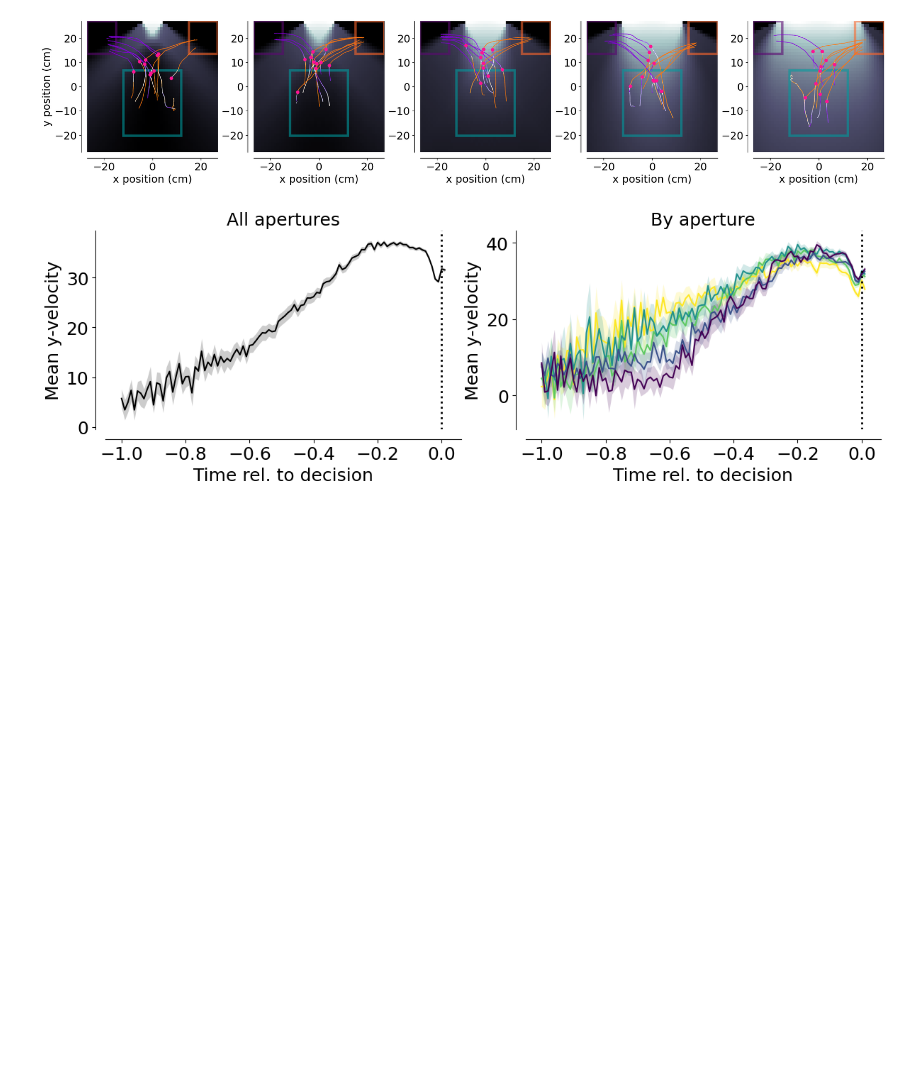
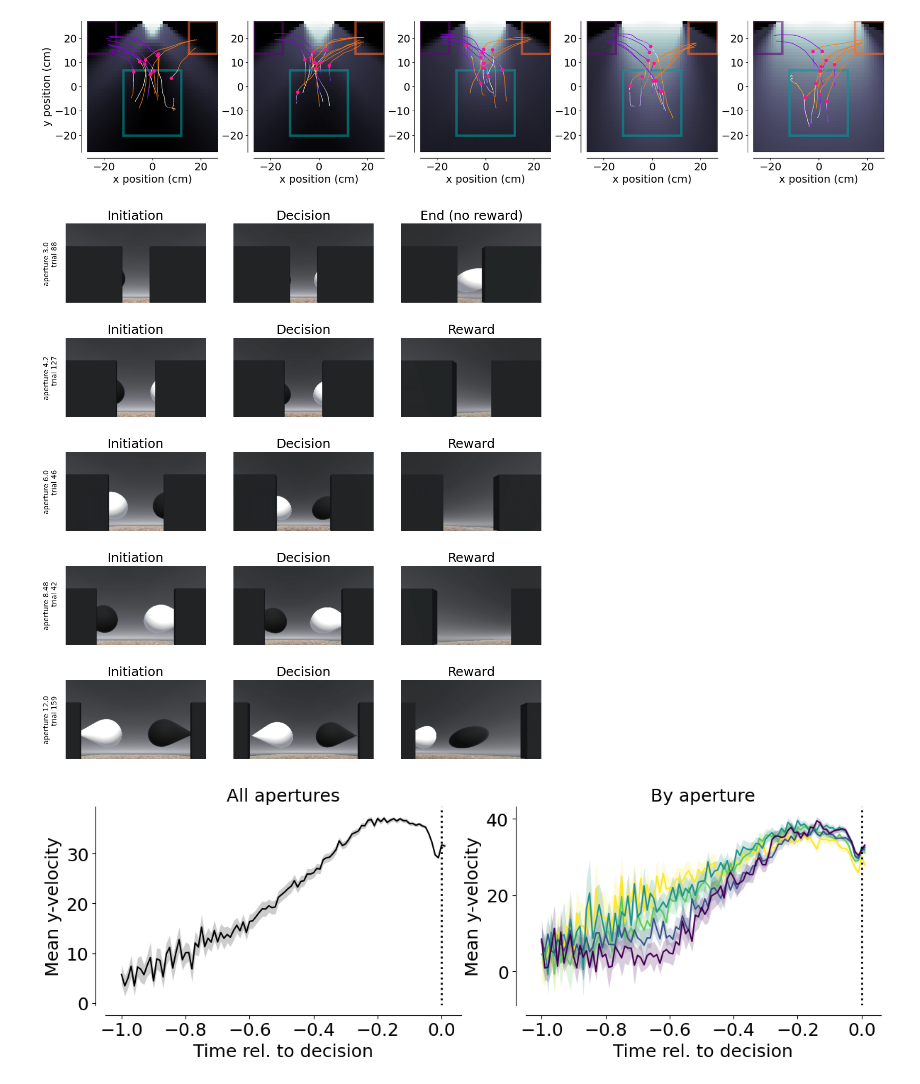
Before and after one commit to MMathisLab/FreelyMovingVR4Mice, a Jupyter notebook: dj_pipeline/notebooks/NP_figures/multi_regression.ipynb, the cells around one changed output. Cells and saved outputs as stored; diff of their text form; code cells hidden in the pictures; blank space fills up the shorter version.

```diff
--- a/dj_pipeline/notebooks/NP_figures/multi_regression.ipynb
+++ b/dj_pipeline/notebooks/NP_figures/multi_regression.ipynb
@@ -682,6 +682,40 @@ game_aperture=6 | visible_percent=35% | infomap_aperture=17.3
 game_aperture=8.48 | visible_percent=72% | infomap_aperture=24.5
 game_aperture=12 | visible_percent=99% | infomap_aperture=34.6
 [figure]
+# %%
+from vr4mice.schema.inputs_videos import StepVideoFrame
+
+
+def decision_xy(decision_points, dataset, trial):
+    """(x, y) of a trial's decision point, None if it has none."""
+    dp = decision_points[(decision_points.dataset == dataset) & (decision_points.trial == trial)]
+    return (float(dp.x.iloc[0]), float(dp.y.iloc[0])) if len(dp) else None
+
+
+# Input video frames displayed at initiation, decision and reward: one plotted trial per aperture
+apertures = sorted(df_model.aperture.unique())
+session_trials = df_model[df_model.dataset == session_to_plot][["trial", "aperture"]].drop_duplicates()
+
+fig, axes = plt.subplots(len(apertures), 3, figsize=(12, 2.8 * len(apertures)))
+for row_axes, aperture in zip(np.atleast_2d(axes), apertures):
+    for ax in row_axes:
+        ax.axis("off")
+    aperture_trials = set(session_trials[session_trials.aperture == aperture].trial)
+    trial = int(next(t for t in trials if t in aperture_trials))
+    StepVideoFrame.plot_trial_frames(
+        {"dataset": session_to_plot},
+        trial,
+        decision_xy(decision_points, session_to_plot, trial),
+        axes=row_axes,
+    )
+    row_axes[0].text(
+        -0.05, 0.5, f"aperture {aperture}\ntrial {trial}", transform=row_axes[0].transAxes,
+        rotation=90, ha="right", va="center",
+    )
+fig.savefig(save_fig_path + "figure5_trial_frames.svg", bbox_inches="tight", transparent=True)
+plt.show()
+# %% [output]
+[figure, added]
 # %%
 # Compute information for each timepoint in interpolated_df
 interpolated_df["info_gain"] = info_maps.get_info_for_dataframe(
```
Also changed, not shown: parts of 1 cell of this notebook, 3 other files.
